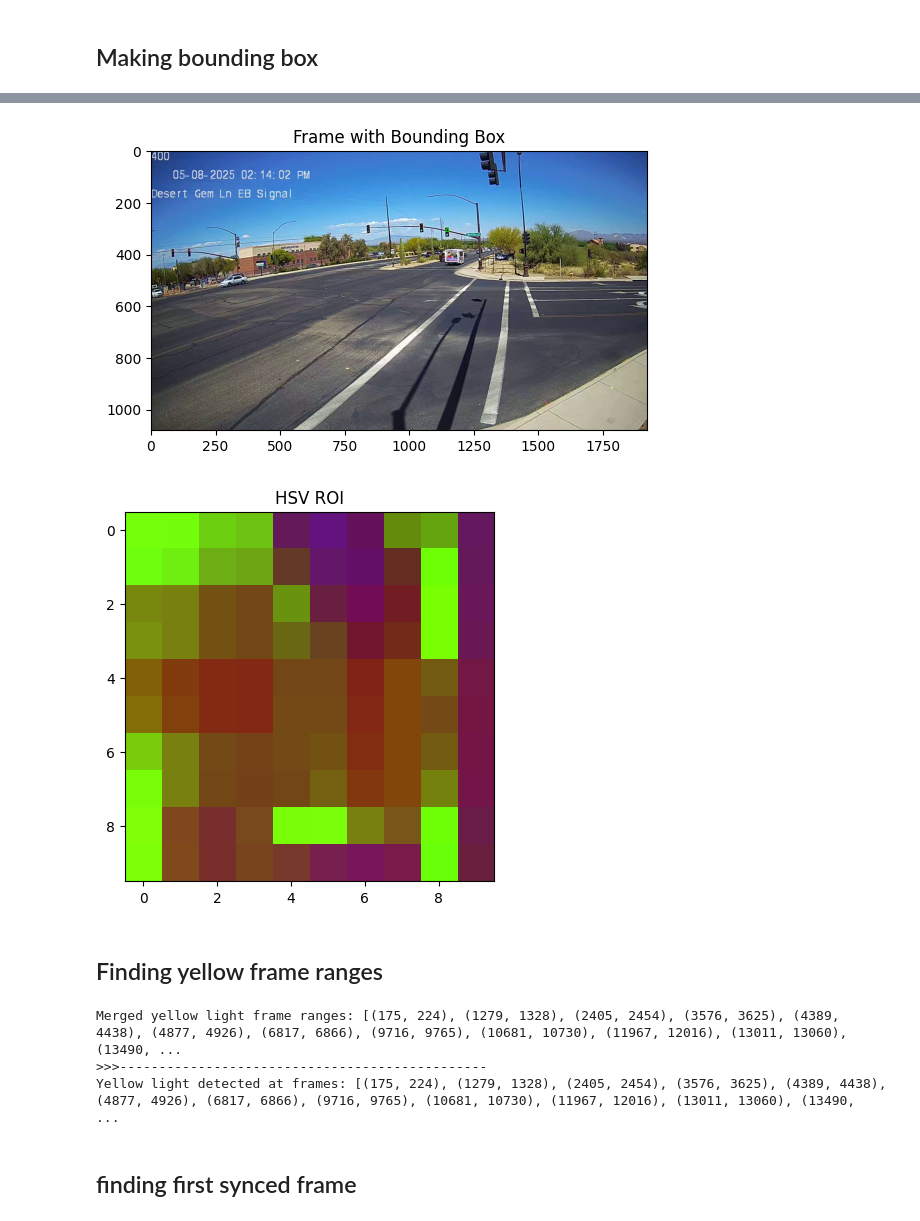
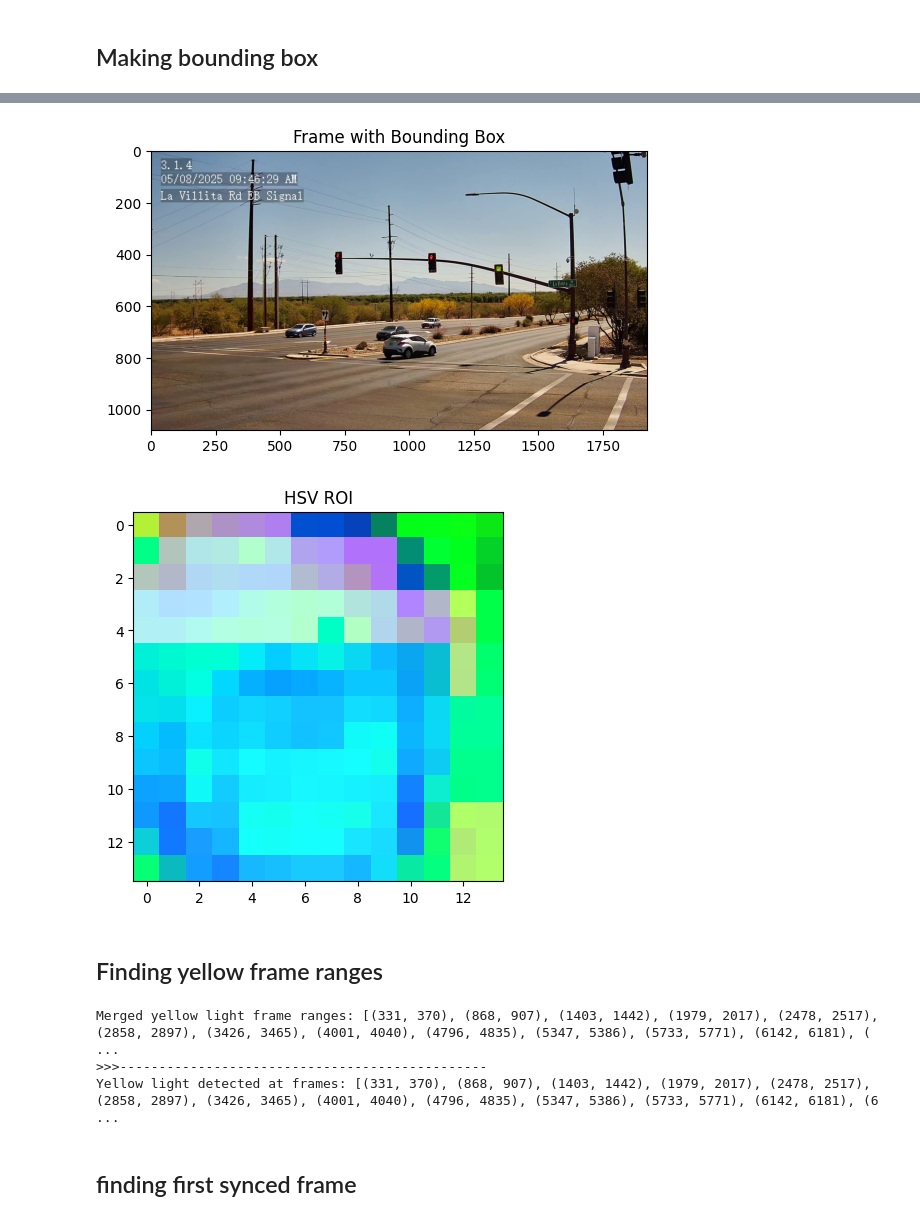
Before and after one commit to SageGarg/cciPhase2, a Jupyter notebook: yellowLightPipeline.ipynb, the cells around one changed output, grey strips where cells are left out. Saved outputs shown, nothing was run; the diff lists cells and outputs as text; code cells hidden in the pictures.

```diff
--- a/yellowLightPipeline.ipynb
+++ b/yellowLightPipeline.ipynb
@@ -55,8 +55,8 @@ def draw_and_show_bounding_box(video_path, frame_number, box_coordinates):
 
 # Usage example
 video_path = r"/home/sg1807/Desktop/sageena/cciPhase2/current/rawData/fourCams/c0.mp4"  # Update this with your video path
-frame_number = 12  # Specify the frame number you want to extract
-box_coordinates = (1140, 304, 10, 10)  # Example bounding box coordinates
+frame_number = 478  # Specify the frame number you want to extract
+box_coordinates = (1336, 451, 14, 14)  # Example bounding box coordinates
 
 draw_and_show_bounding_box(video_path, frame_number, box_coordinates)
 # %% [output]
@@ -64,5 +64,5 @@ draw_and_show_bounding_box(video_path, frame_number, box_coordinates)
-[figure, old version]
+[figure, new version]
-[figure, old version]
+[figure, new version]
 # %% [markdown]
 ## Finding yellow frame ranges
 # %%
@@ -74,10 +74,12 @@ video_path = "/home/sg1807/Desktop/sageena/cciPhase2/current/rawData/fourCams/c0
 cap = cv2.VideoCapture(video_path)
 
 
-# Define bounding box coordinates (10x10 size)
-top_box = (1140, 304, 1150, 314)     # Top light
-middle_box = (1140, 314, 1150, 324)  # Middle (Yellow) light
-bottom_box = (1140, 324, 1150, 334)  # Bottom light (top-left at 1140, 324)
+# Define bounding box coordinates (14x14)
+top_box = (1336, 451, 1350, 465)     # Top light
+middle_box = (1337, 473, 1351, 487)  # Middle (Yellow) light
+bottom_box = (1338, 494, 1352, 508)  # Bottom light
+
+
 
 
 BRIGHTNESS_MARGIN = 2  # You can adjust this if needed
@@ -151,9 +153,9 @@ print(">>>-----------------------------------------------")
 # Output frame ranges where yellow light is detected
 print("Yellow light detected at frames:", yellow_frames)
 # %% [output]
-Merged yellow light frame ranges: [(175, 224), (1279, 1328), (2405, 2454), (3576, 3625), (4389, 4438), (4877, 4926), (6817, 6866), (9716, 9765), (10681, 10730), (11967, 12016), (13011, 13060), (13490, ...
+Merged yellow light frame ranges: [(331, 370), (868, 907), (1403, 1442), (1979, 2017), (2478, 2517), (2858, 2897), (3426, 3465), (4001, 4040), (4796, 4835), (5347, 5386), (5733, 5771), (6142, 6181), ( ...
 >>>-----------------------------------------------
-Yellow light detected at frames: [(175, 224), (1279, 1328), (2405, 2454), (3576, 3625), (4389, 4438), (4877, 4926), (6817, 6866), (9716, 9765), (10681, 10730), (11967, 12016), (13011, 13060), (13490,  ...
+Yellow light detected at frames: [(331, 370), (868, 907), (1403, 1442), (1979, 2017), (2478, 2517), (2858, 2897), (3426, 3465), (4001, 4040), (4796, 4835), (5347, 5386), (5733, 5771), (6142, 6181), (6 ...
 # %% [markdown]
 ## finding first synced frame
 # %%
```
Also changed, not shown: parts of 3 cells of this notebook, 4 other files.
